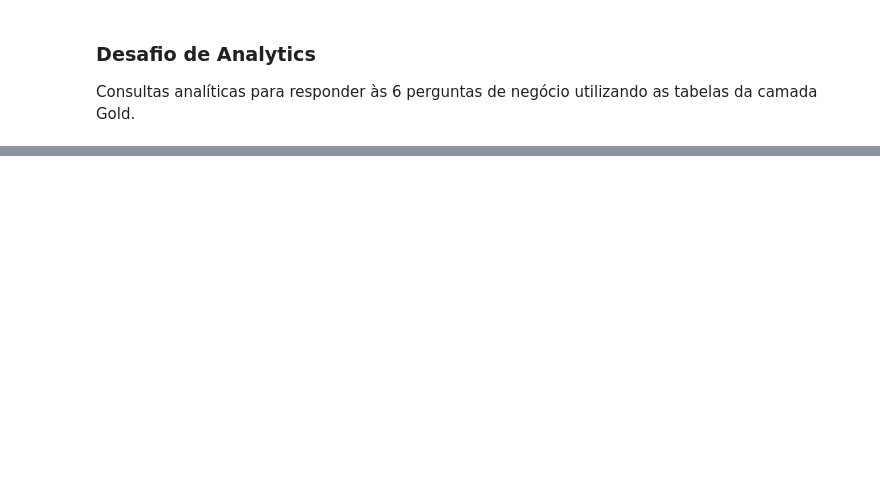
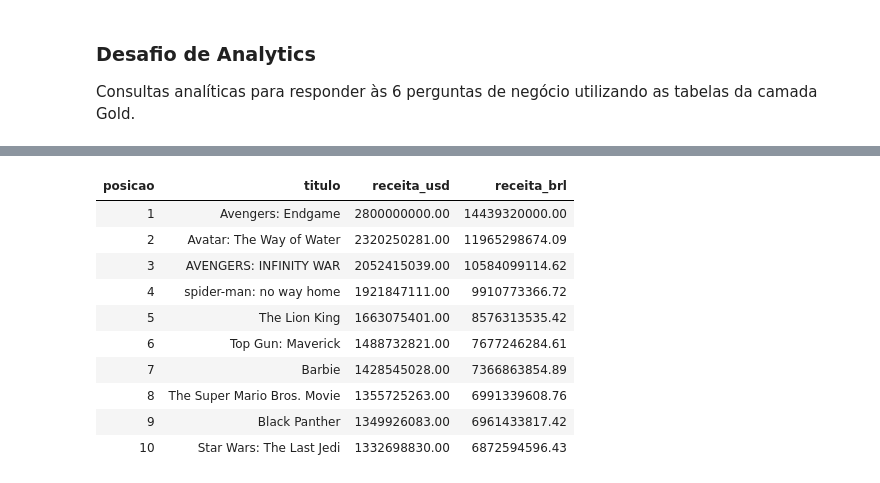
Before and after one commit to HeuerBcH/Atividade-Medalhao-RocketLab-Bernardo-Heuer, a Jupyter notebook: Silver_to_Gold.ipynb, the cells around one changed output, grey strips where cells are left out. Saved outputs shown, nothing was run; the diff lists cells and outputs as text; code cells hidden in the pictures; blank space fills up the shorter version.

```diff
--- a/Silver_to_Gold.ipynb
+++ b/Silver_to_Gold.ipynb
@@ -505,0 +250,87 @@ display(spark.sql(f"""
+# %%
+fact = spark.table(f"{catalogo}.{gold_db}.fact_movies_performance")
+movies = spark.table(f"{catalogo}.{gold_db}.dim_movies")
+
+# Pega a data mais recente da base para servir de teto nos recortes temporais
+data_limite = (
+    movies
+    .filter((F.col("status_filme") == "Lançado") & (F.col("data_lancamento") <= F.current_date()))
+    .agg(F.max("data_lancamento"))
+    .first()[0]
+)
+print(f"Data limite para recortes temporais: {data_limite}")
+
+# 1. Receita total convertida em Reais somando a base toda
+display(fact.agg(F.sum("receita_brl").alias("receita_total_brl")))
+
+# 2. Top 5 filmes mais populares
+display(
+    fact.join(movies.select("sk_movie_id", "titulo"), "sk_movie_id")
+    .filter(F.col("popularidade").isNotNull())
+    .select("titulo", "popularidade")
+    .orderBy(F.desc("popularidade"))
+    .limit(5)
+)
+
+# 3. Volume de filmes agrupados por cada gênero
+display(
+    spark.table(f"{catalogo}.{gold_db}.bridge_movie_genre")
+    .join(spark.table(f"{catalogo}.{gold_db}.dim_genres"), "sk_genre_id")
+    .groupBy("nome_genero")
+    .agg(F.countDistinct("sk_movie_id").alias("qtd_filmes"))
+    .orderBy(F.desc("qtd_filmes"))
+)
+
+# 4. Os 10 maiores bilheterias em dólar ordenadas com RANK()
+janela_receita = Window.orderBy(F.desc("receita_usd"))
+display(
+    fact.join(movies.select("sk_movie_id", "titulo"), "sk_movie_id")
+    .filter(F.col("receita_usd").isNotNull())
+    .withColumn("posicao", F.rank().over(janela_receita))
+    .select("posicao", "titulo", "receita_usd", "receita_brl")
+    .orderBy("posicao")
+    .limit(10)
+)
+
+# 5. Ator com mais filmes lançados nos últimos 2 anos a partir da data limite
+atores_2_anos = (
+    spark.table(f"{catalogo}.{gold_db}.bridge_movie_person")
+    .join(spark.table(f"{catalogo}.{gold_db}.dim_people").filter(F.col("tipo_pessoa") == "Ator"), "sk_person_id")
+    .join(movies.select("sk_movie_id", "data_lancamento", "status_filme"), "sk_movie_id")
+    .filter(
+        (F.col("status_filme") == "Lançado") &
+        (F.col("data_lancamento") <= F.lit(data_limite)) &
+        (F.col("data_lancamento") >= F.add_months(F.lit(data_limite), -24))
+    )
+    .groupBy("nome_pessoa")
+    .agg(F.countDistinct("sk_movie_id").alias("qtd_participacoes"))
+)
+janela_atores = Window.orderBy(F.desc("qtd_participacoes"))
+display(
+    atores_2_anos.withColumn("posicao", F.rank().over(janela_atores))
+    .filter(F.col("posicao") == 1)
+    .select("nome_pessoa", "qtd_participacoes")
+)
+
+# 6. Produtora que mais lucrou (em USD) nos últimos 5 anos
+produtoras_5_anos = (
+    spark.table(f"{catalogo}.{gold_db}.bridge_movie_company")
+    .join(spark.table(f"{catalogo}.{gold_db}.dim_companies"), "sk_company_id")
+    .join(movies.select("sk_movie_id", "data_lancamento", "status_filme"), "sk_movie_id")
+    .join(fact.select("sk_movie_id", "lucro_usd"), "sk_movie_id")
+    .filter(
+        (F.col("status_filme") == "Lançado") &
+        (F.col("data_lancamento") <= F.lit(data_limite)) &
+        (F.col("data_lancamento") >= F.add_months(F.lit(data_limite), -60)) &
+        F.col("lucro_usd").isNotNull()
+    )
+    .groupBy("nome_produtora")
+    .agg(F.sum("lucro_usd").alias("lucro_total_usd"))
+)
+janela_produtoras = Window.orderBy(F.desc("lucro_total_usd"))
+display(
+    produtoras_5_anos.withColumn("posicao", F.rank().over(janela_produtoras))
+    .filter(F.col("posicao") == 1)
+    .select("nome_produtora", "lucro_total_usd")
+)
+# %% [output]
@@ -505,0 +363,11 @@ display(spark.sql(f"""
+| posicao | titulo | receita_usd | receita_brl |
+| 1 | Avengers: Endgame | 2800000000.00 | 14439320000.00 |
+| 2 | Avatar: The Way of Water | 2320250281.00 | 11965298674.09 |
+| 3 | AVENGERS: INFINITY WAR | 2052415039.00 | 10584099114.62 |
+| 4 | spider-man: no way home | 1921847111.00 | 9910773366.72 |
+| 5 | The Lion King | 1663075401.00 | 8576313535.42 |
+| 6 | Top Gun: Maverick | 1488732821.00 | 7677246284.61 |
+| 7 | Barbie | 1428545028.00 | 7366863854.89 |
+| 8 | The Super Mario Bros. Movie | 1355725263.00 | 6991339608.76 |
+| 9 | Black Panther | 1349926083.00 | 6961433817.42 |
+| 10 | Star Wars: The Last Jedi | 1332698830.00 | 6872594596.43 |
```
Also changed, not shown: parts of 14 cells of this notebook, 4 other files.
